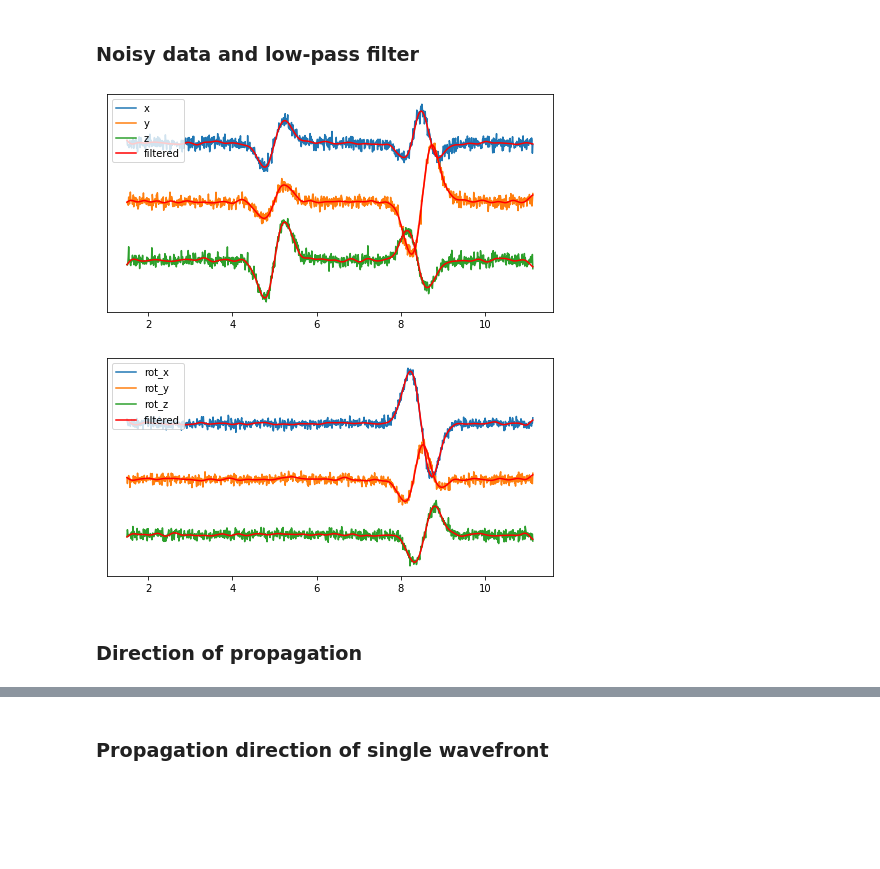
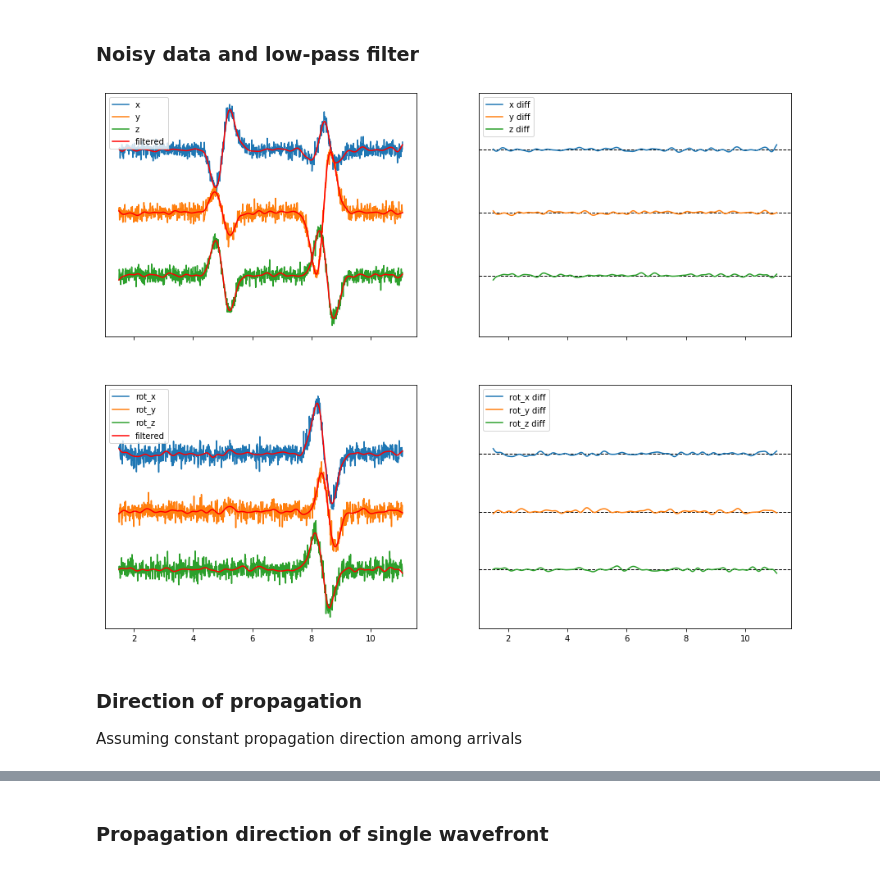
Before and after one commit to sebnoe/anisotropy, a Jupyter notebook: notebooks/Noisy data.ipynb, the cells around one changed output, grey strips where cells are left out. Cells and saved outputs as stored; diff of their text form; code cells hidden in the pictures; blank space fills up the shorter version.

```diff
--- a/notebooks/Noisy data.ipynb
+++ b/notebooks/Noisy data.ipynb
@@ -70,42 +70,59 @@ def make_some_noise(seis,SNR_dB_u,SNR_dB_r,SNR_dB_s=100.):
 ### Noisy data and low-pass filter
 # %%
 f = 3.
-SNR_dB_u = 10
-SNR_dB_r = 10
+SNR_dB_u = 10.
+SNR_dB_r = 5.
 fs = 100.
 
 nus, gammas = get_direction('random',C,1)
 vel,v = get_eigenvals(gammas[0], density)
 seis, t = get_seis(v, vel, nus[0], f, fs)
 seis_noise = make_some_noise(seis,SNR_dB_u,SNR_dB_r)
 seis_fil = lowpass(seis_noise,f,fs)
 
 # plot results
+fig, ax = plt.subplots(ncols=2,nrows=2, figsize=(15,12),sharex=True,sharey='row')
 a1 = abs(seis_noise[0:3][:].max())
-plt.figure(figsize=(8,4))
-plt.plot(t,seis_noise[0,:],label='x')
-plt.plot(t,seis_noise[1,:]-a1,label='y')
-plt.plot(t,seis_noise[2,:]-2*a1,label='z')
-plt.plot(t,seis_fil[0,:],color='red',label='filtered')
-plt.plot(t,seis_fil[1,:]-a1,color='red')
-plt.plot(t,seis_fil[2,:]-2*a1,color='red')
-plt.legend(loc=2)
-plt.yticks([])
+ax[0,0].plot(t,seis_noise[0,:],label='x')
+ax[0,0].plot(t,seis_noise[1,:]-a1,label='y')
+ax[0,0].plot(t,seis_noise[2,:]-2*a1,label='z')
+ax[0,0].plot(t,seis_fil[0,:],color='red',label='filtered')
+ax[0,0].plot(t,seis_fil[1,:]-a1,color='red')
+ax[0,0].plot(t,seis_fil[2,:]-2*a1,color='red')
+ax[0,0].legend(loc=2)
+ax[0,0].set_yticks([])
+a2 = abs(seis_noise[3:][:].max())
+ax[1,0].plot(t,seis_noise[3,:],label='rot_x')
+ax[1,0].plot(t,seis_noise[4,:]-a2,label='rot_y')
+ax[1,0].plot(t,seis_noise[5,:]-2*a2,label='rot_z')
+ax[1,0].plot(t,seis_fil[3,:],color='red',label='filtered')
+ax[1,0].plot(t,seis_fil[4,:]-a2,color='red')
+ax[1,0].plot(t,seis_fil[5,:]-2*a2,color='red')
+ax[1,0].legend(loc=2)
+ax[1,0].set_yticks([])
+
+ax[0,1].axhline(0,color='black',linestyle='dashed',lw=1)
+ax[0,1].axhline(-a1,color='black',linestyle='dashed',lw=1)
+ax[0,1].axhline(-2*a1,color='black',linestyle='dashed',lw=1)
+ax[0,1].plot(t,seis_fil[0,:]-seis[0,:],label='x diff')
+ax[0,1].plot(t,seis_fil[1,:]-seis[1,:]-a1,label='y diff')
+ax[0,1].plot(t,seis_fil[2,:]-seis[2,:]-2*a1,label='z diff')
+ax[0,1].legend(loc=2)
+ax[0,1].set_yticks([])
+
+ax[1,1].axhline(0,color='black',linestyle='dashed',lw=1)
+ax[1,1].axhline(-a2,color='black',linestyle='dashed',lw=1)
+ax[1,1].axhline(-2*a2,color='black',linestyle='dashed',lw=1)
+ax[1,1].plot(t,seis_fil[3,:]-seis[3,:],label='rot_x diff')
+ax[1,1].plot(t,seis_fil[4,:]-seis[4,:]-a2,label='rot_y diff')
+ax[1,1].plot(t,seis_fil[5,:]-seis[5,:]-2*a2,label='rot_z diff')
+ax[1,1].legend(loc=2)
+ax[1,1].set_yticks([])
+
 plt.show()
-
-a2 = seis_noise[3:6][:].max()
-plt.figure(figsize=(8,4))
-plt.plot(t,seis_noise[3,:],label='rot_x')
-plt.plot(t,seis_noise[4,:]-a2,label='rot_y')
-plt.plot(t,seis_noise[5,:]-2*a2,label='rot_z')
-plt.plot(t,seis_fil[3,:],color='red',label='filtered')
-plt.plot(t,seis_fil[4,:]-a2,color='red')
-plt.plot(t,seis_fil[5,:]-2*a2,color='red')
-plt.legend(loc=2)
-plt.yticks([])
-plt.show()
 # %% [output]
-[figure, old version]
+[figure, new version]
-[figure, removed]
 # %% [markdown]
 ### Direction of propagation
+
+Assuming constant propagation direction among arrivals
```
Also changed, not shown: parts of 18 cells of this notebook, 2 other files.
